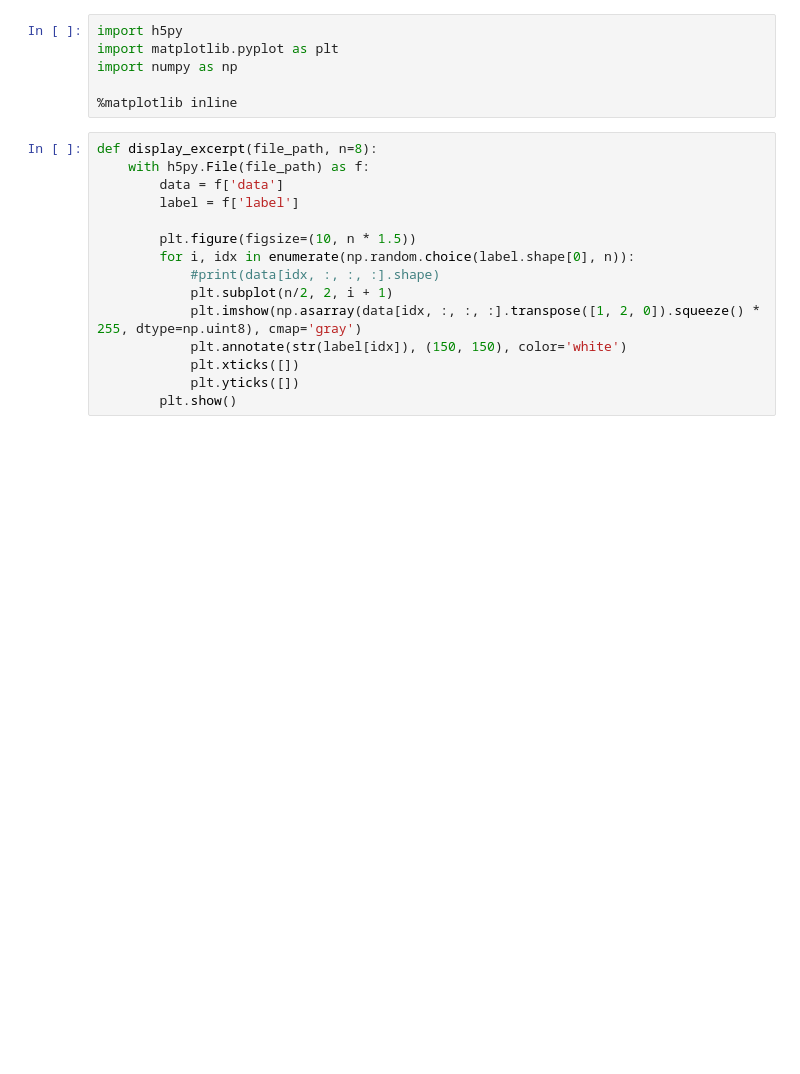
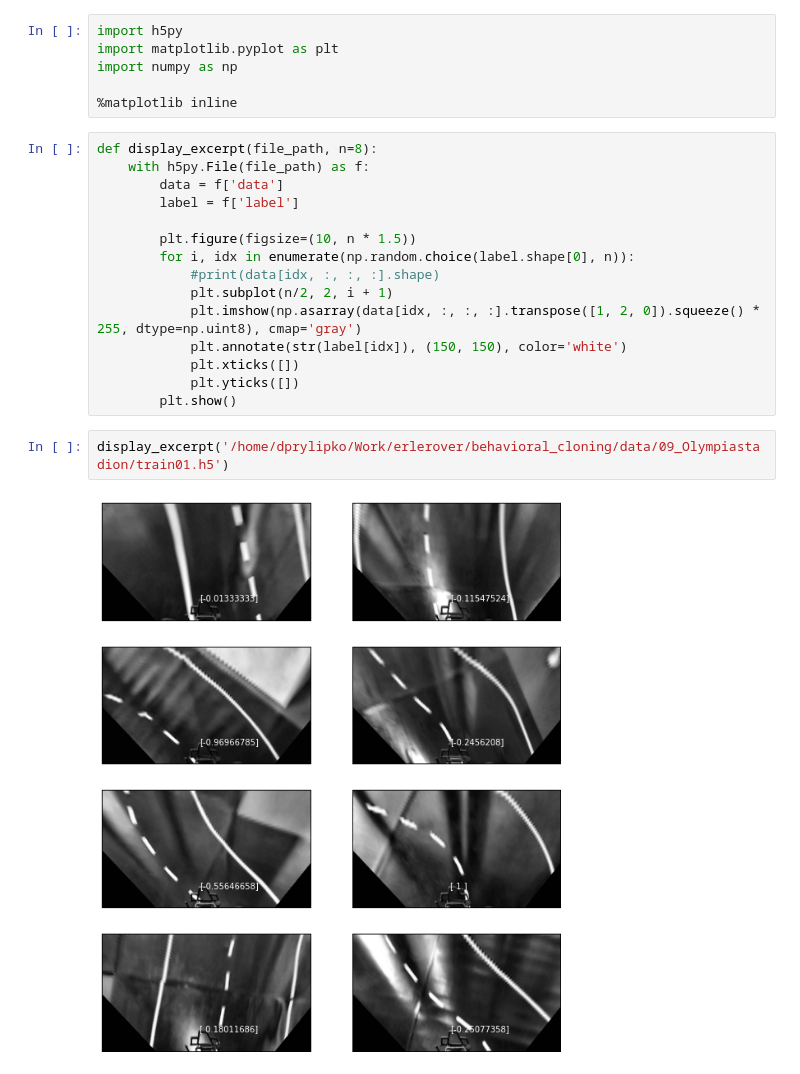
Before and after one commit to kometa-triatlon/roborace_erlerover, a Jupyter notebook: behavioral_cloning/tools/InspectHDF5.ipynb, the cells around one changed output. Saved outputs shown, nothing was run; the diff lists cells and outputs as text; blank space fills up the shorter version.

Commit message:
Updated training template

```diff
--- a/behavioral_cloning/tools/InspectHDF5.ipynb
+++ b/behavioral_cloning/tools/InspectHDF5.ipynb
@@ -19,3 +19,7 @@ def display_excerpt(file_path, n=8):
             plt.xticks([])
             plt.yticks([])
         plt.show()
+# %%
+display_excerpt('/home/dprylipko/Work/erlerover/behavioral_cloning/data/09_Olympiastadion/train01.h5')
+# %% [output]
+[figure, added]
```
Also changed, not shown: parts of 7 cells of this notebook, 7 other files.
